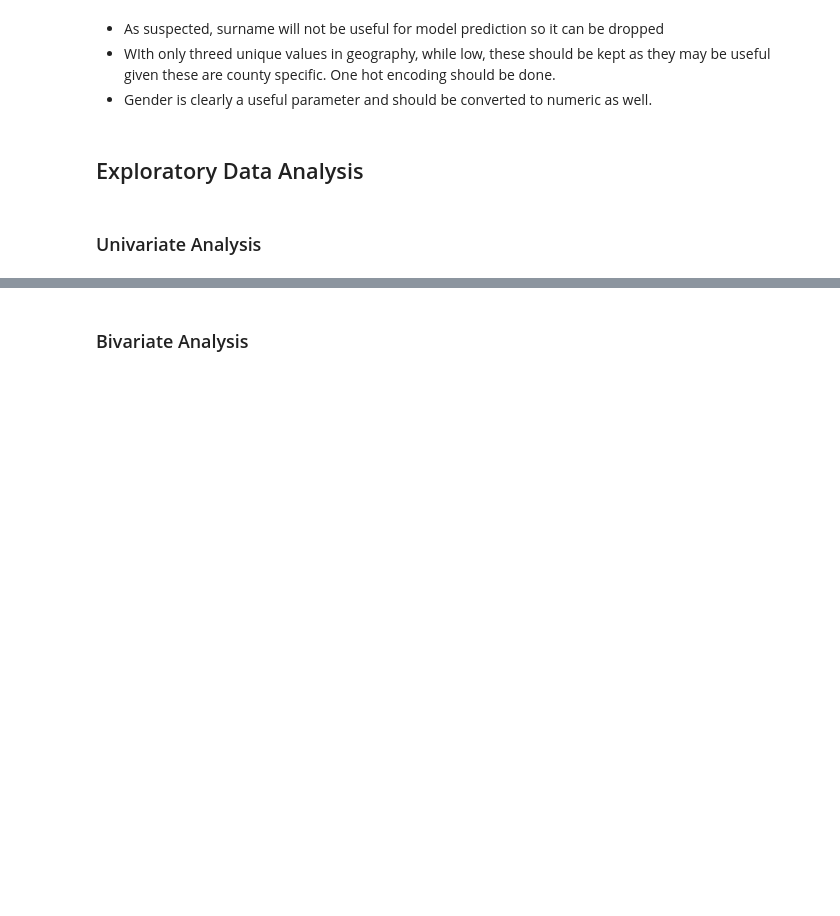
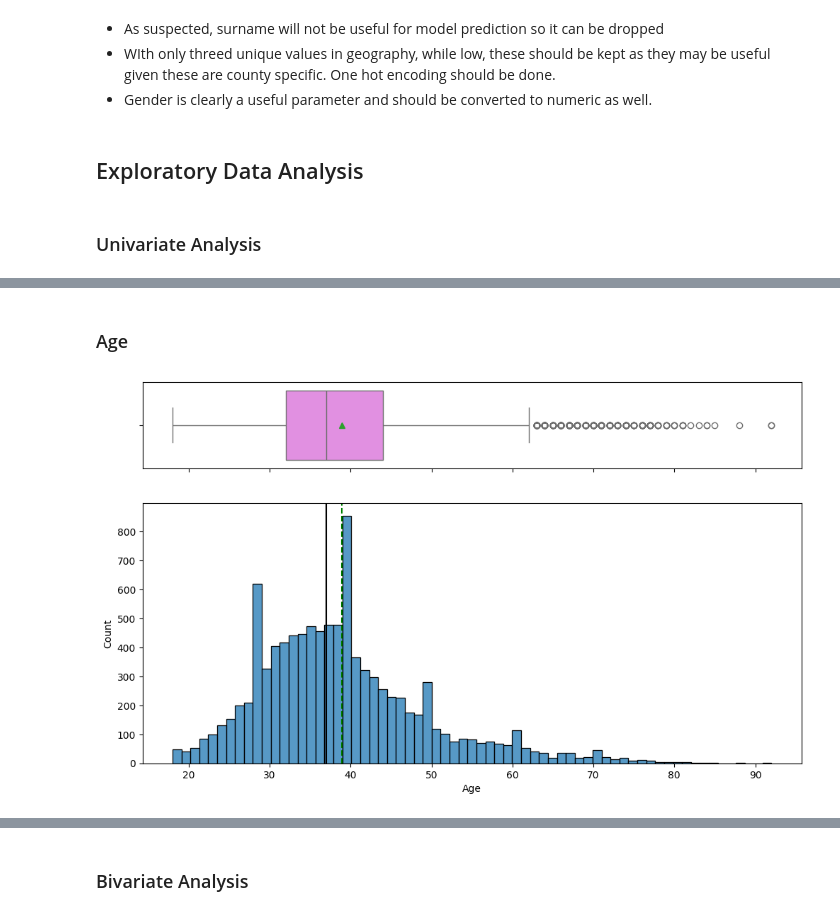
Before and after one commit to cmAIdx/AI-ML-Notebooks, a Jupyter notebook: Projects/Project_4_NeuralNetworks/Project3_NeuralNetworks_Full.ipynb, the cells around one changed output, grey strips where cells are left out. Drawn from its saved outputs; the diff is of its cells as text; code cells hidden in the pictures; blank space fills up the shorter version.

```diff
--- a/Projects/Project_4_NeuralNetworks/Project3_NeuralNetworks_Full.ipynb
+++ b/Projects/Project_4_NeuralNetworks/Project3_NeuralNetworks_Full.ipynb
@@ -276,0 +448,6 @@ Name: count, dtype: int64
+# %% [markdown]
+### Age
+# %%
+histogram_boxplot(Data, "Age")
+# %% [output]
+[figure, added]
```
Also changed, not shown: parts of 66 cells of this notebook, 1 other file.
